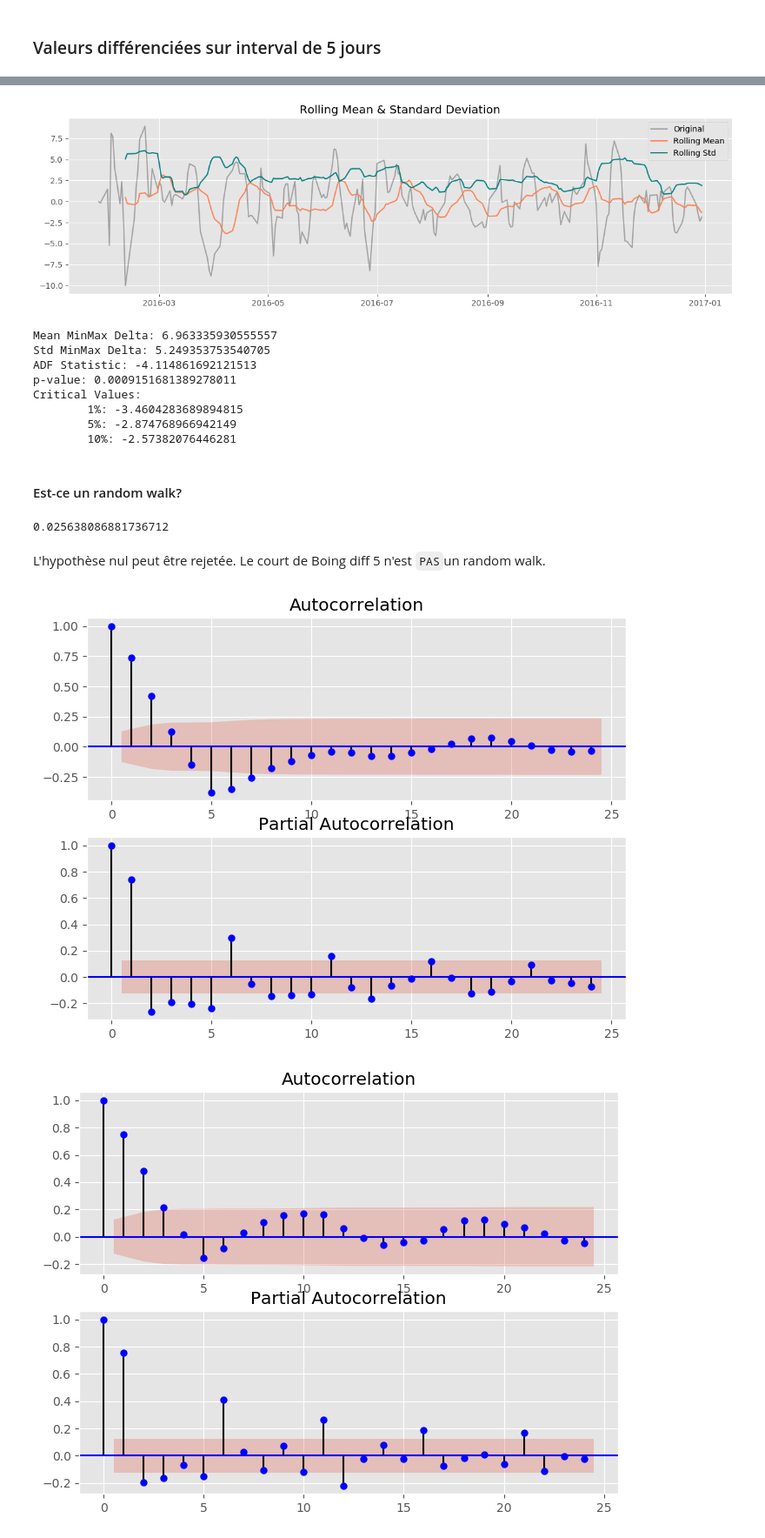
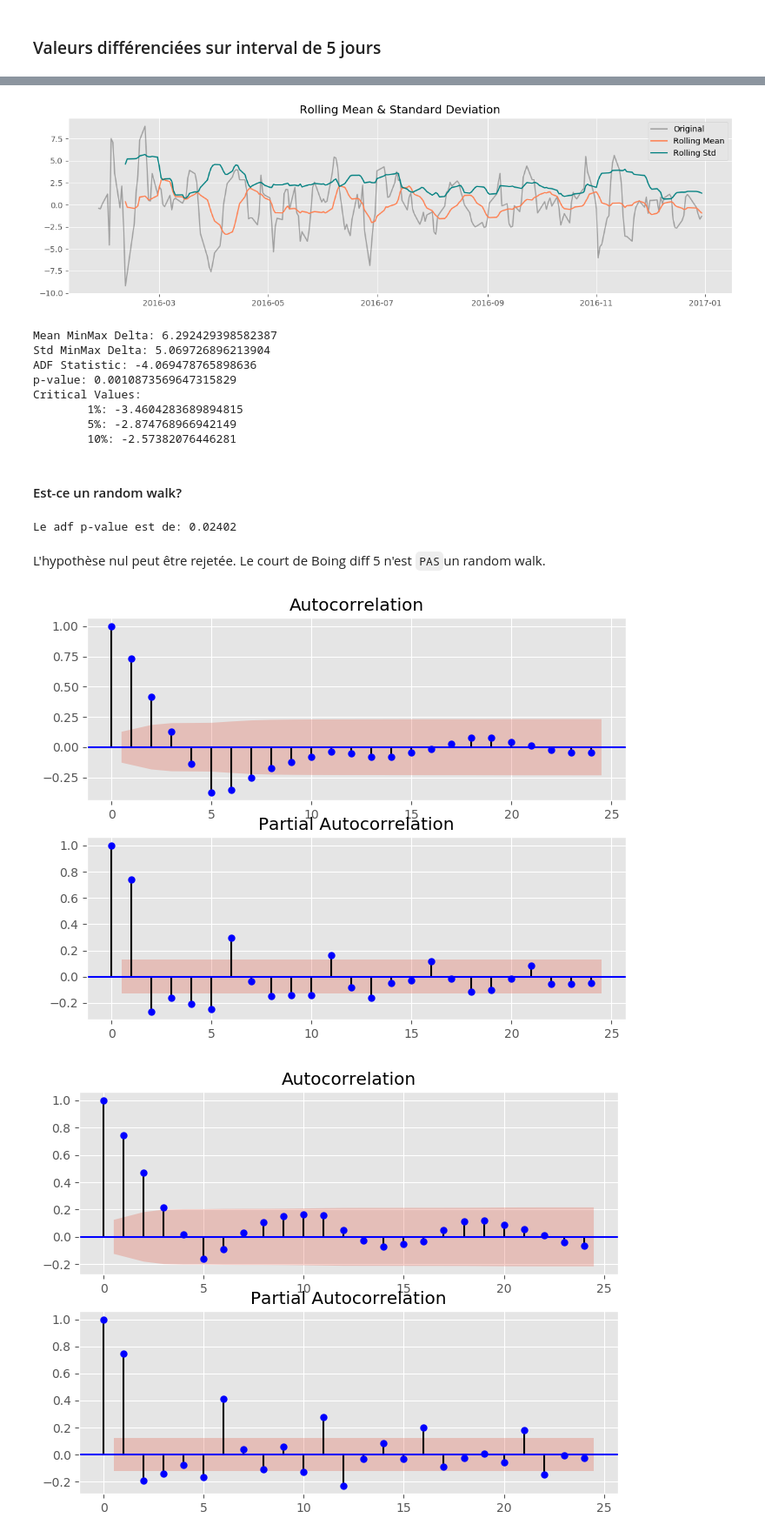
Before and after one commit to joboll/finboys, a Jupyter notebook: Boing.ipynb, the cells around one changed output, grey strips where cells are left out. Shown at 87% size. Saved outputs shown, nothing was run; the diff lists cells and outputs as text; code cells hidden in the pictures.

```diff
--- a/Boing.ipynb
+++ b/Boing.ipynb
@@ -57,7 +57,7 @@ def plot_corr_function(df):
 # %%
 def tfrm_to_MinusMean(PdSeries, window_size= 12):
     """
-    Transform a Pandas Series to stationary by substracting rolling mean from value.
+    Transform a Pandas Series to stationary by substracting value from a rolling mean (deviation from mean).
     Returns a Pandas Series
 
     See why here: (https://towardsdatascience.com/machine-learning-part-19-time-series-and-autoregressive-integrated-moving-average-model-arima-c1005347b0d7)
@@ -66,4 +66,4 @@ def tfrm_to_MinusMean(PdSeries, window_size= 12):
     df_ravg = PdSeries.rolling(window_size).mean()
     df_minus_mean = PdSeries - df_ravg
     df_minus_mean.dropna(inplace=True)
-    return df_minus_mean
+    return df_minus_mean, df_ravg
@@ -231,7 +310,8 @@ plot_corr_function(BA_2016_diff4)
 # %%
 BA_2016_diff5 = BA_2016['Adj Close'].diff(5)
 BA_2016_diff5.dropna(inplace= True)
-BA_2016_pct5 = BA_2016['Adj Close'].pct_change(5)
+# Tranform to stationary returns with seasonal of 5
+BA_2016_pct5 = BA_2016['Adj Close'].pct_change(5)*100
 BA_2016_pct5.dropna(inplace= True)
 
 fig, ax = plt.subplots(2, 1, sharex= True, figsize= [20, 8])
@@ -269,14 +349,14 @@ Critical Values:
 # %%
-# Transform to stationary x - rolling mean
-BA_2016_diff5_minus_mean = tfrm_to_MinusMean(BA_2016_diff5)
+# Transform to stationary x - rolling mean deviation
+BA_2016_pct5_meanDev = tfrm_to_MinusMean(BA_2016_pct5)
 # Assess transformed dataset performances
-get_stationarity(BA_2016_diff5_minus_mean)
+get_stationarity(BA_2016_pct5_meanDev)
 # %% [output]
-[figure, old version]
+[figure, new version]
-Mean MinMax Delta: 6.963335930555557
-Std MinMax Delta: 5.249353753540705
-ADF Statistic: -4.114861692121513
-p-value: 0.0009151681389278011
+Mean MinMax Delta: 6.292429398582387
+Std MinMax Delta: 5.069726896213904
+ADF Statistic: -4.069478765898636
+p-value: 0.0010873569647315829
 Critical Values:
         1%: -3.4604283689894815
         5%: -2.874768966942149
@@ -285,16 +365,16 @@ Critical Values:
 #### Est-ce un random walk?
 # %%
 # Appliquer le Dickey-Fuller test pour voir si c'est un random walk.
-adf = adfuller(BA_2016_diff5)
+adf = adfuller(BA_2016_pct5)
 # Cette valeur (p-value) @ moins de 0.05 permet de rejeter l'hypothèse nul
-adf[1]
+print("Le adf p-value est de: {:.5f}".format(adf[1]))
 # %% [output]
-0.025638086881736712
+Le adf p-value est de: 0.02402
 # %% [markdown]
 L'hypothèse nul peut être rejetée.
 Le court de Boing diff 5 n'est `PAS`un random walk.
 # %%
-plot_corr_function(BA_2016_diff5_minus_mean)
+plot_corr_function(BA_2016_pct5_meanDev)
 # %% [output]
-[figure, old version]
+[figure, new version]
 # %%
```
Also changed, not shown: parts of 180 cells of this notebook.
